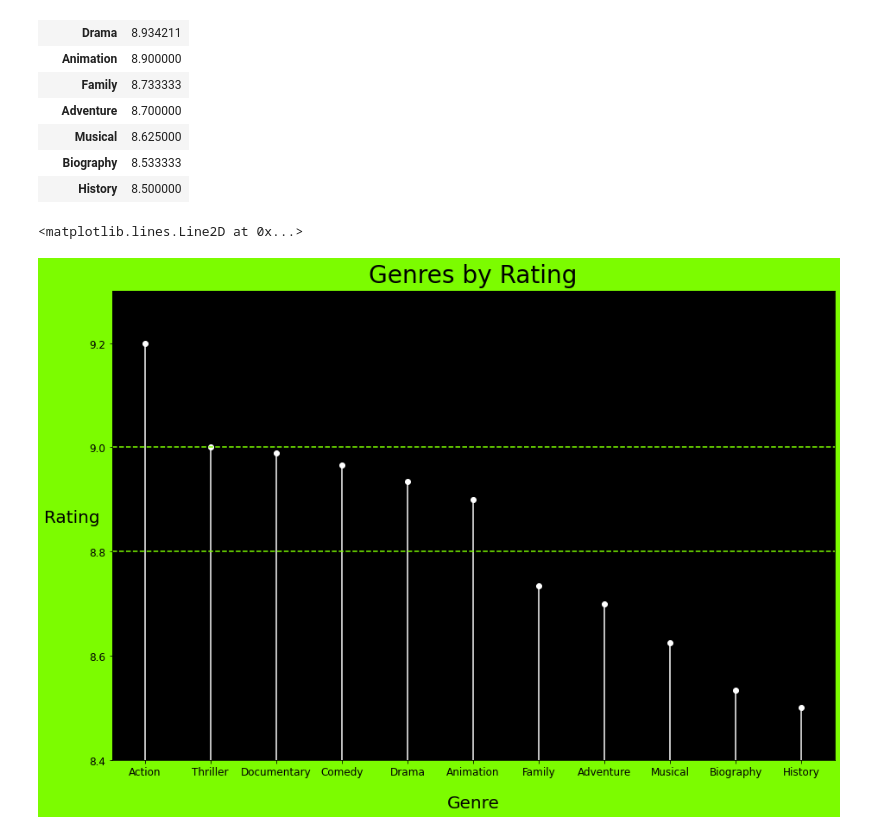
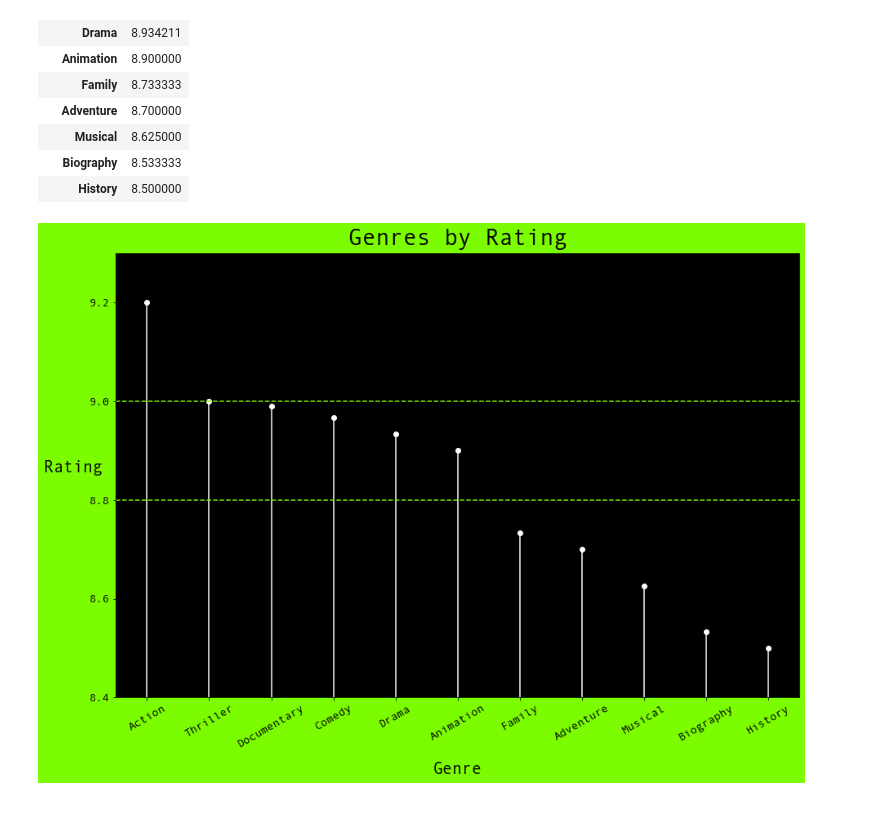
Before and after one commit to patrick-anastasio/Flatiron_DSC-Phase1_Project, a Jupyter notebook: student.ipynb, the cells around one changed output. Cells and saved outputs as stored; diff of their text form; code cells hidden in the pictures.

Commit message:
edited comments, edited genre plot

```diff
--- a/student.ipynb
+++ b/student.ipynb
@@ -181,22 +183,21 @@ imdb_ratings_means
 | Biography | 8.533333 |
 | History | 8.500000 |
 # %%
-# Lets plot the table to better see the data
+# Lets plot the table to better visualize the data
 
 fig, ax = plt.subplots()
 fig.set_size_inches(15, 10)
 fig.set_facecolor('lawngreen')
 ax.set_facecolor('black')
 ax.stem(imdb_ratings_means.index, imdb_ratings_means['Rating'], linefmt='w-', markerfmt='wo', basefmt='w')
 ax.set(ylim=(8.4, 9.3),)
-ax.set_xlabel('Genre', fontsize=20, labelpad=20)
-ax.set_ylabel('Rating', rotation=0, fontsize=20, labelpad=20)
-ax.set_title('Genres by Rating', fontsize=28, loc="center", pad=10)
-plt.xticks(fontsize=12)
-plt.yticks(fontsize=12)
+ax.set_xlabel('Genre', font='Andale Mono', fontsize=20, labelpad=15)
+ax.set_ylabel('Rating', rotation=0, font='Andale Mono', fontsize=20, labelpad=20)
+ax.set_title('Genres by Rating', font='Andale Mono', fontsize=28, loc="center", pad=10)
+plt.xticks(font='Andale Mono', fontsize=14)
+plt.yticks(font='Andale Mono', fontsize=14)
 plt.axhline(y=9.0, ls='--', c='lawngreen')
 plt.axhline(y=8.8, ls='--', c='lawngreen')
-# ax.tick_params(axis='x', labelrotation = 90)
+ax.tick_params(axis='x', labelrotation = 30)
 # %% [output]
-<matplotlib.lines.Line2D at 0x...>
-[figure, old version]
+[figure, new version]
```
Also changed, not shown: parts of 6 cells of this notebook.
